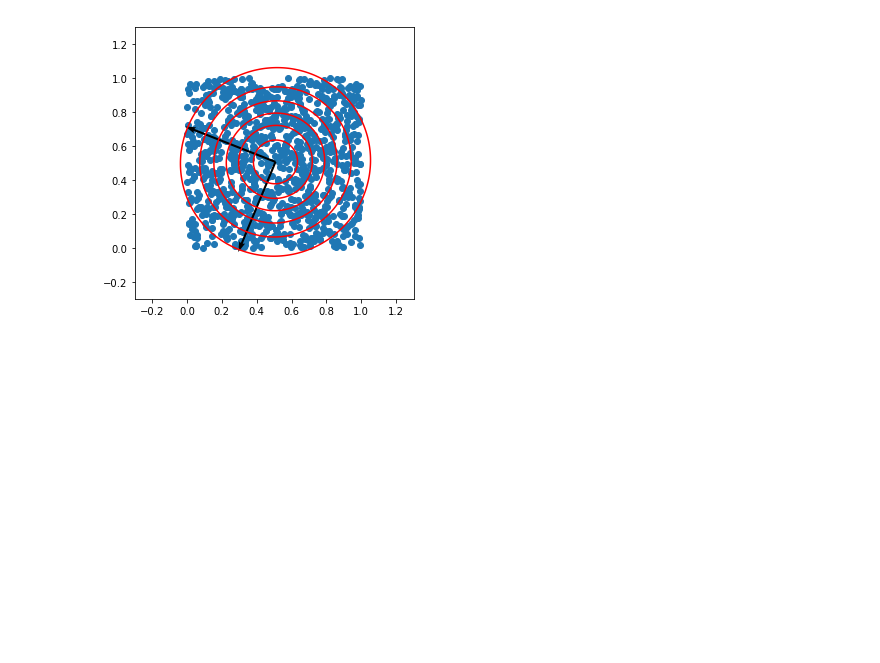
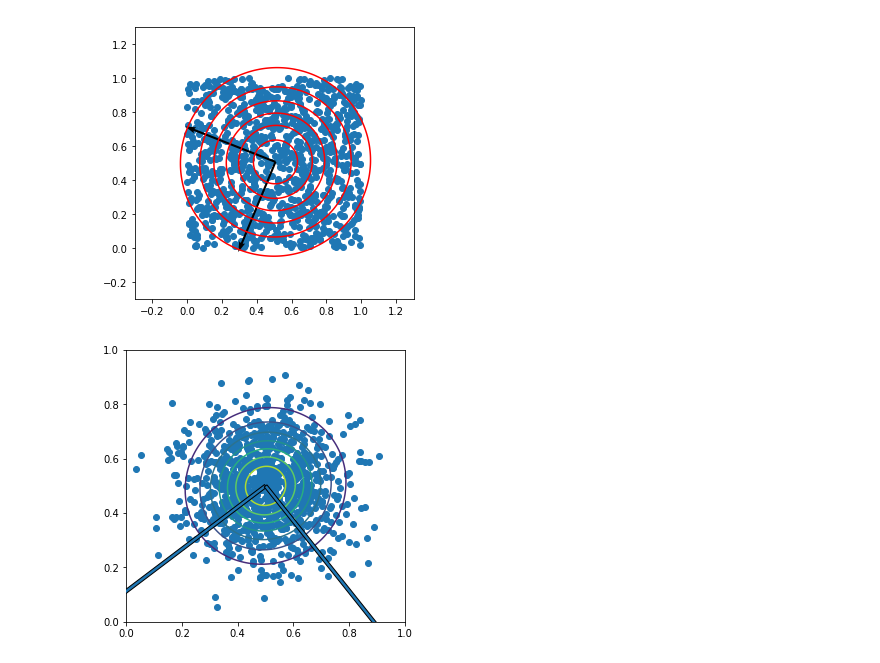
Before and after one commit to mladbago/podstawy_sztucznej_inteligencji, a Jupyter notebook: Z03_D_normal_distribution.ipynb, the cells around one changed output. Saved outputs shown, nothing was run; the diff lists cells and outputs as text; code cells hidden in the pictures; blank space fills up the shorter version.

```diff
--- a/Z03_D_normal_distribution.ipynb
+++ b/Z03_D_normal_distribution.ipynb
@@ -108,3 +108,45 @@ Narysuj na jednym wykresie
 [[ 0.50808451  0.5058539  -0.21405639 -0.53073315]
  [ 0.50808451  0.5058539  -0.51755339  0.2087407 ]]
 [figure]
+# %%
+def normalize(v):
+    norm = np.linalg.norm(v)
+    if norm == 0:
+       return v
+    return v / norm
+# %%
+mean1 = np.array([0.5, 0.5])
+cov1 = np.array([[0.02,0.001],[0.001,0.02]])
+X1_rv=multivariate_normal(mean1, cov1)
+X = X1_rv.rvs(1000)
+
+X[X>1] -= np.random.uniform()
+X[X<0] += np.random.uniform()
+
+vals, vects = np.linalg.eig(cov)
+v1 = vals[0]*normalize(eigen_vectors[:,0])
+v2 = vals[1]*normalize(eigen_vectors[:,1])
+
+fig, ax = plt.subplots(nrows=1, ncols=1, figsize=(5, 5))
+ax.scatter(X[:,0],X[:,1])
+
+x = np.linspace(0,1,1000)
+y = np.linspace(0,1,1000)
+X, Y = np.meshgrid(x,y)
+pos = np.empty(X.shape + (2,))
+pos[:, :, 0] = X
+pos[:, :, 1] = Y
+
+startpoint = [0.5,0.5]
+size = 0.05
+plt.arrow(*startpoint,*(10*v1),zorder=10, width=size/4,head_width=size, head_length=size)
+plt.arrow(*startpoint,*(10*v2),zorder=10, width=size/4,head_width=size, head_length=size)
+plt.contour(X,Y,X1_rv.pdf(pos))
+
+size2 = [0,1]
+ax.set_xlim(size2)
+ax.set_ylim(size2)
+
+plt.show()
+# %% [output]
+[figure, added]
```
Also changed, not shown: parts of 4 cells of this notebook.
